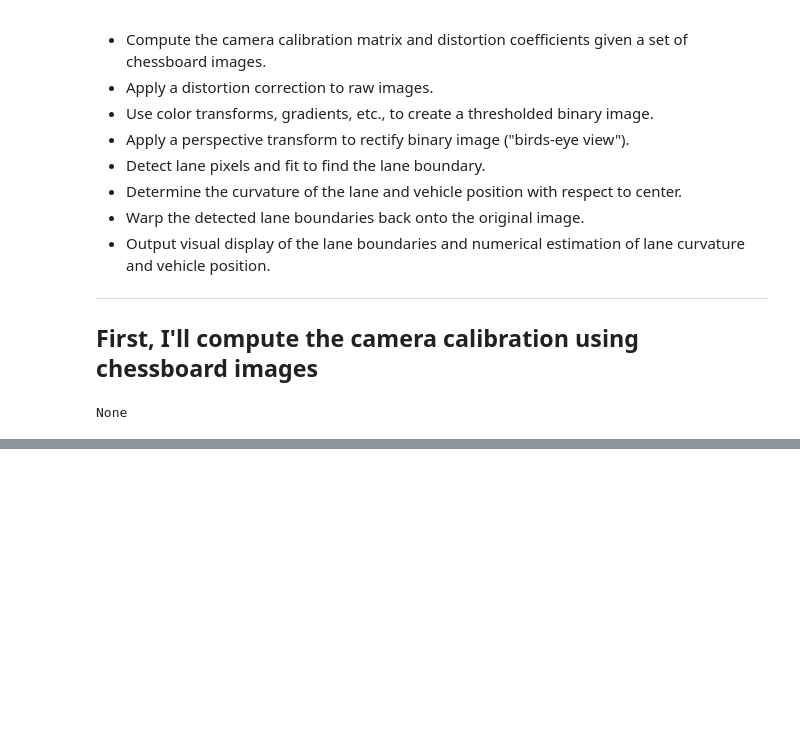
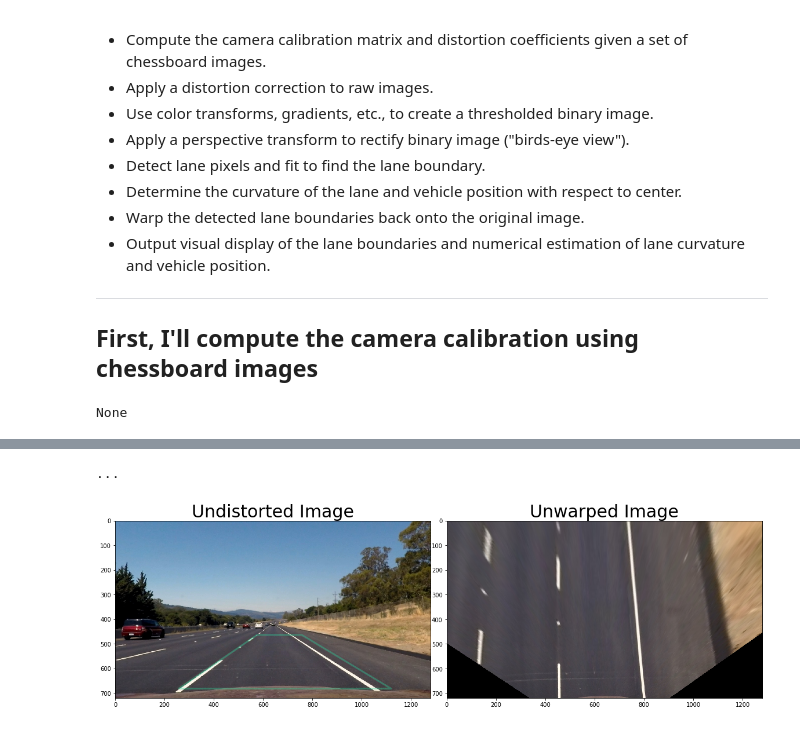
Before and after one commit to balakrishnan273818/AdvancedLaneDetection, a Jupyter notebook: example.ipynb, the cells around one changed output, grey strips where cells are left out. Cells and saved outputs as stored; diff of their text form; code cells hidden in the pictures; blank space fills up the shorter version.

```diff
--- a/example.ipynb
+++ b/example.ipynb
@@ -192,0 +205,32 @@ plt.subplots_adjust(left=0., right=1, top=0.9, bottom=0.)
+# %%
+h,w = exampleImg_undistort.shape[:2]
+
+# define source and destination points for transform
+src = np.float32([(575,464),
+                  (707+50,464),
+                  (258,682),
+                  (1049+70,682)])
+dst = np.float32([(450,0),
+                  (w-450,0),
+                  (450,h),
+                  (w-450,h)])
+
+exampleImg_unwarp, M, Minv = unwarp(exampleImg_undistort, src, dst)
+
+# Visualize unwarp
+f, (ax1, ax2) = plt.subplots(1, 2, figsize=(20,10))
+f.subplots_adjust(hspace = .2, wspace=.05)
+ax1.imshow(exampleImg_undistort)
+x = [src[0][0],src[2][0],src[3][0],src[1][0],src[0][0]]
+y = [src[0][1],src[2][1],src[3][1],src[1][1],src[0][1]]
+ax1.plot(x, y, color='#33cc99', alpha=0.4, linewidth=3, solid_capstyle='round', zorder=2)
+ax1.set_ylim([h,0])
+ax1.set_xlim([0,w])
+ax1.set_title('Undistorted Image', fontsize=30)
+ax2.imshow(exampleImg_unwarp)
+ax2.set_title('Unwarped Image', fontsize=30)
+
+print('...')
+# %% [output]
+...
+[figure, added]
```
Also changed, not shown: parts of 27 cells of this notebook, 53 other files.
